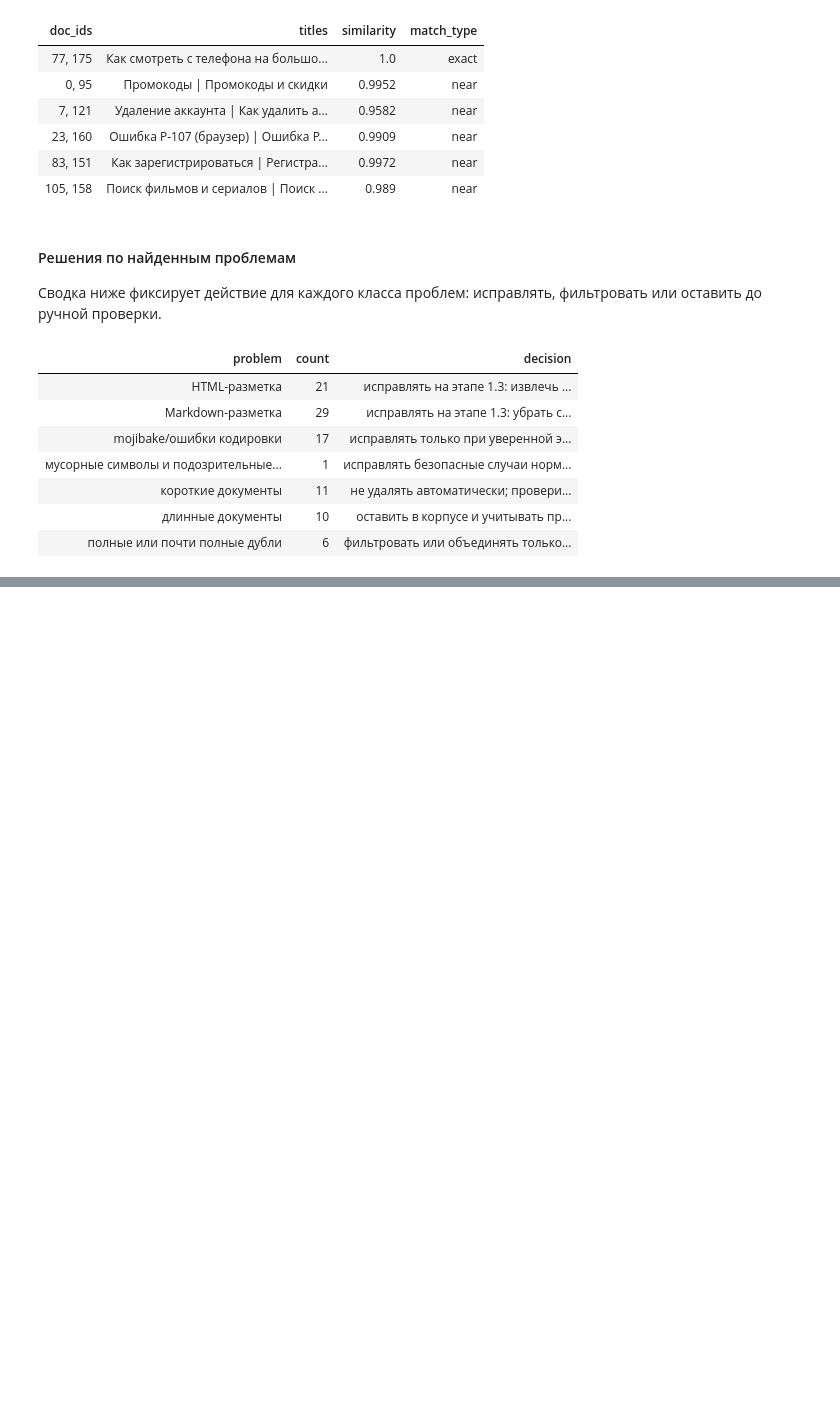
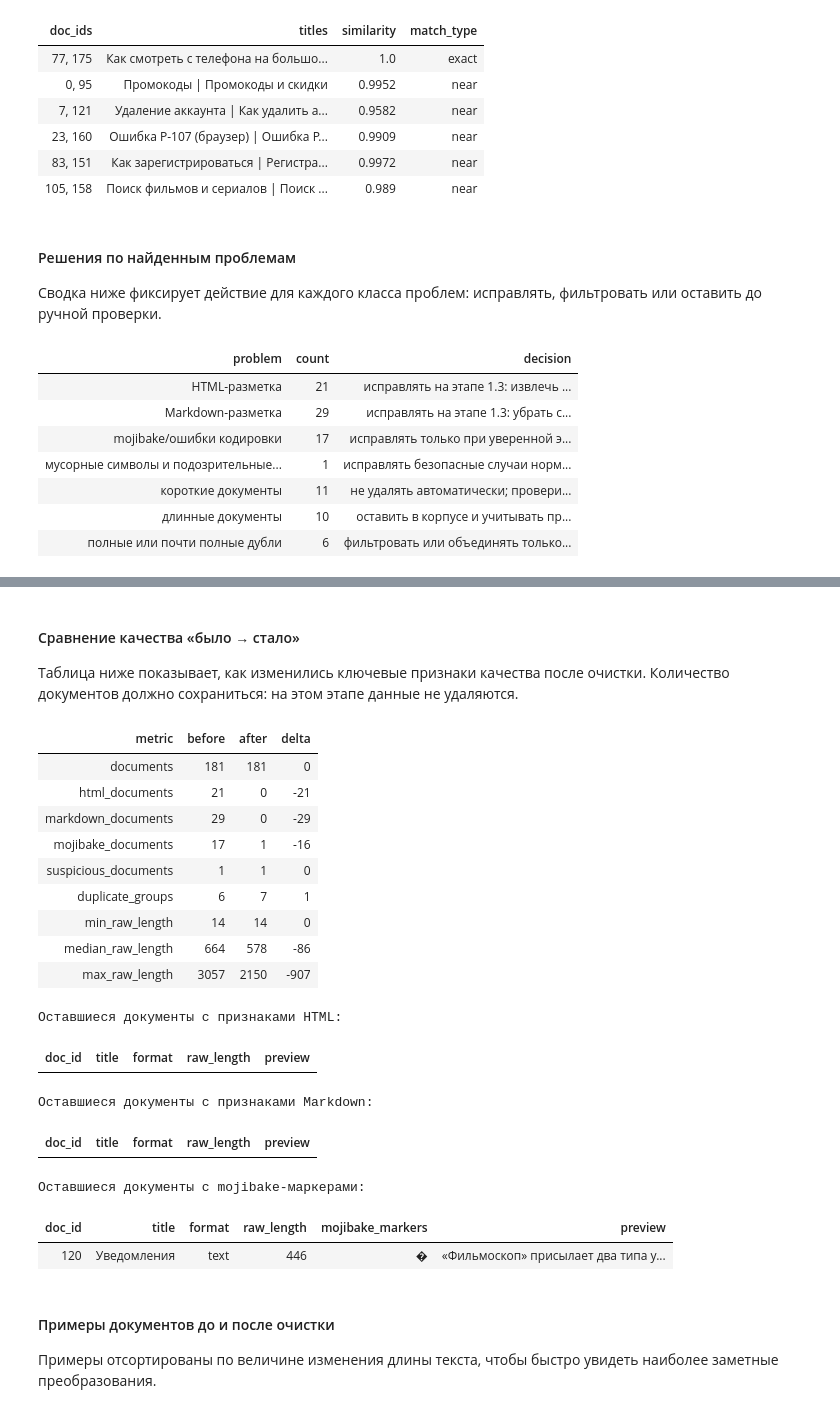
Before and after one commit to IlyaEmelin/ai-agent.rag-system, a Jupyter notebook: notebooks/rag_filmoskop_project.ipynb, the cells around one changed output, grey strips where cells are left out. Drawn from its saved outputs; the diff is of its cells as text; code cells hidden in the pictures; blank space fills up the shorter version.

Commit message:
Очистка документов.

```diff
--- a/notebooks/rag_filmoskop_project.ipynb
+++ b/notebooks/rag_filmoskop_project.ipynb
@@ -195,0 +200,14 @@ display(audit.decisions)
+# %%
+from src.cleaning import clean_corpus
+from src.diagnostics import (
+    build_cleaning_examples_table,
+    build_cleaning_operations_table,
+    compare_corpus_quality,
+)
+
+cleaned_results = clean_corpus(dataset.docs)
+cleaned_docs = [result.cleaned_document for result in cleaned_results]
+cleaned_audit = audit_corpus(cleaned_docs)
+
+print(f"Очищено документов: {len(cleaned_docs)}")
+display(build_cleaning_operations_table(cleaned_results))
@@ -195,0 +222,36 @@ display(audit.decisions)
+# %% [markdown]
+#### Сравнение качества «было → стало»
+
+Таблица ниже показывает, как изменились ключевые признаки качества после очистки. Количество документов должно сохраниться: на этом этапе данные не удаляются.
+# %%
+quality_comparison = compare_corpus_quality(audit, cleaned_audit)
+display(quality_comparison)
+
+print("Оставшиеся документы с признаками HTML:")
+display(cleaned_audit.html_documents[["doc_id", "title", "format", "raw_length", "preview"]])
+print("Оставшиеся документы с признаками Markdown:")
+display(cleaned_audit.markdown_documents[["doc_id", "title", "format", "raw_length", "preview"]])
+print("Оставшиеся документы с mojibake-маркерами:")
+display(cleaned_audit.mojibake_documents[["doc_id", "title", "format", "raw_length", "mojibake_markers", "preview"]])
+# %% [output]
+| metric | before | after | delta |
+| documents | 181 | 181 | 0 |
+| html_documents | 21 | 0 | -21 |
+| markdown_documents | 29 | 0 | -29 |
+| mojibake_documents | 17 | 1 | -16 |
+| suspicious_documents | 1 | 1 | 0 |
+| duplicate_groups | 6 | 7 | 1 |
+| min_raw_length | 14 | 14 | 0 |
+| median_raw_length | 664 | 578 | -86 |
+| max_raw_length | 3057 | 2150 | -907 |
+Оставшиеся документы с признаками HTML:
+| doc_id | title | format | raw_length | preview |
+Оставшиеся документы с признаками Markdown:
+| doc_id | title | format | raw_length | preview |
+Оставшиеся документы с mojibake-маркерами:
+| doc_id | title | format | raw_length | mojibake_markers | preview |
+| 120 | Уведомления | text | 446 | � | «Фильмоскоп» присылает два типа у... |
+# %% [markdown]
+#### Примеры документов до и после очистки
+
+Примеры отсортированы по величине изменения длины текста, чтобы быстро увидеть наиболее заметные преобразования.
```
Also changed, not shown: parts of 4 cells of this notebook, 3 other files.
